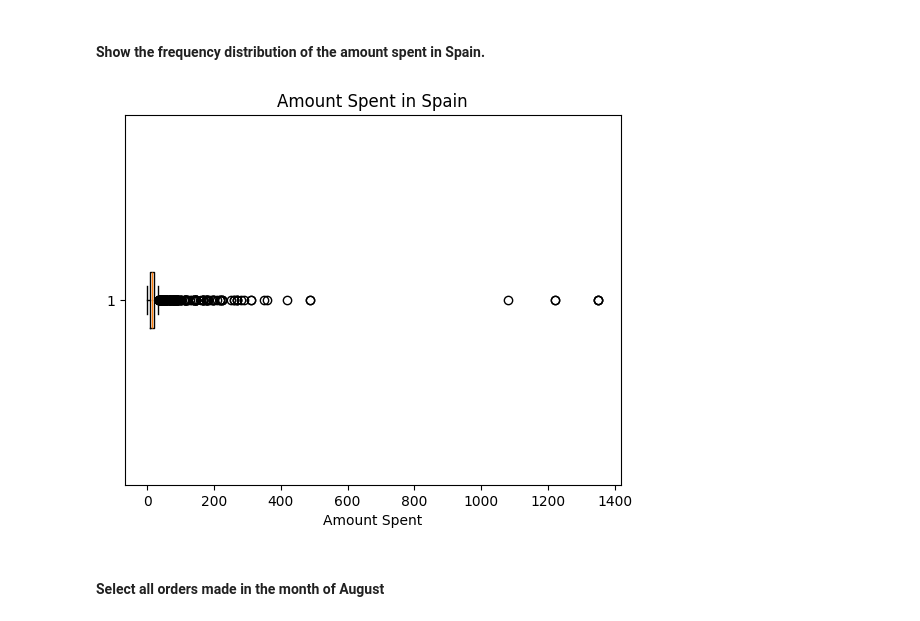
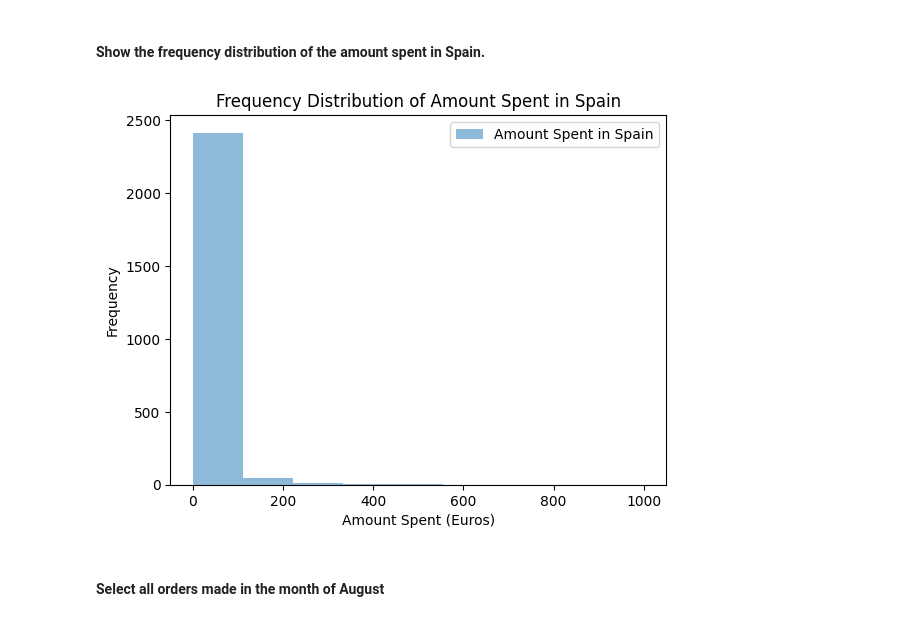
Before and after one commit to Ironhack-data-bcn-oct-2023/lab-descriptive-stats, a Jupyter notebook: your-code/main.ipynb, the cells around one changed output. Cells and saved outputs as stored; diff of their text form; code cells hidden in the pictures.

```diff
--- a/your-code/main.ipynb
+++ b/your-code/main.ipynb
@@ -535,16 +558,16 @@ lunch_bag11
 11234 rows × 14 columns
 # %% [markdown]
 #### Show the frequency distribution of the amount spent in Spain.
-# %%
-spain = orders[orders['Country'] == 'Spain']
-amount_spent = spain['amount_spent']
-
-plt.boxplot(amount_spent, vert=False)
-plt.title('Amount Spent in Spain')
-plt.xlabel('Amount Spent')
-plt.show()
-# %% [output]
-[figure, removed]
+# %%
+bins = np.linspace(0, 1000, 10)
+plt.hist(amount_spent, bins, alpha=0.5, histtype='bar', label='Amount Spent in Spain')
+plt.title('Frequency Distribution of Amount Spent in Spain')
+plt.xlabel('Amount Spent (Euros)')
+plt.ylabel('Frequency')
+plt.legend()
+plt.show()
+# %% [output]
+[figure, added]
 # %% [markdown]
 #### Select all orders made in the month of August
 # %%
```
Also changed, not shown: parts of 11 cells of this notebook.
